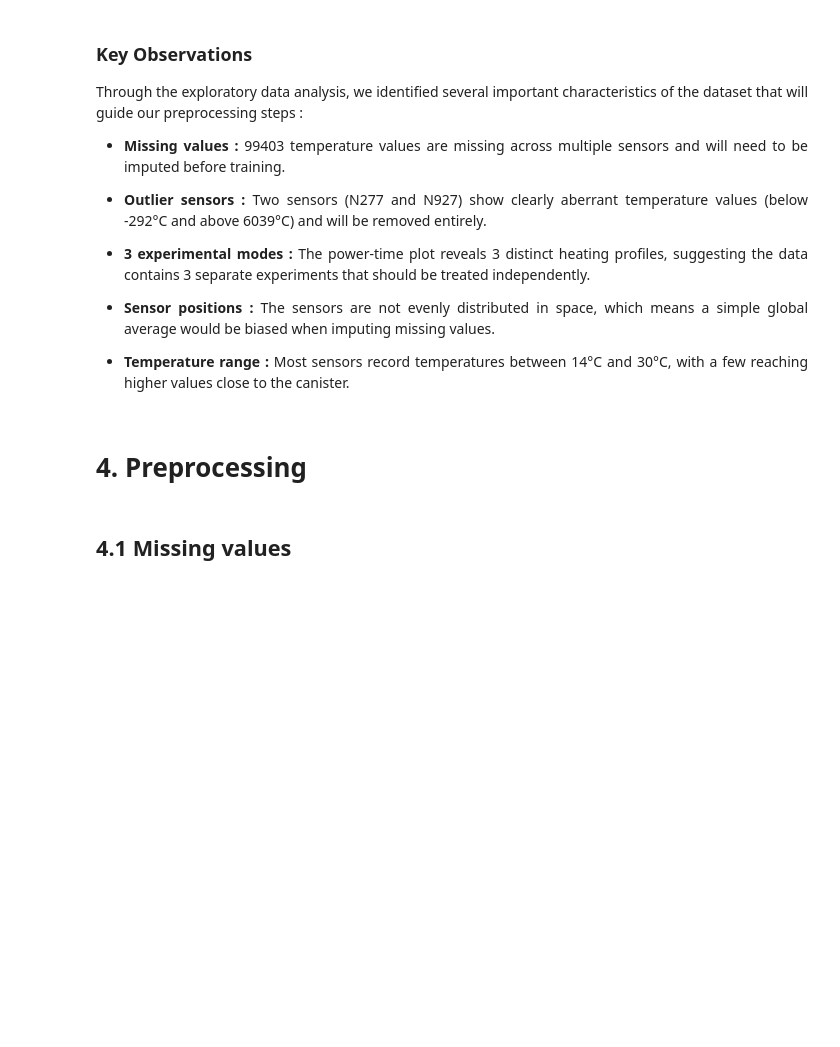
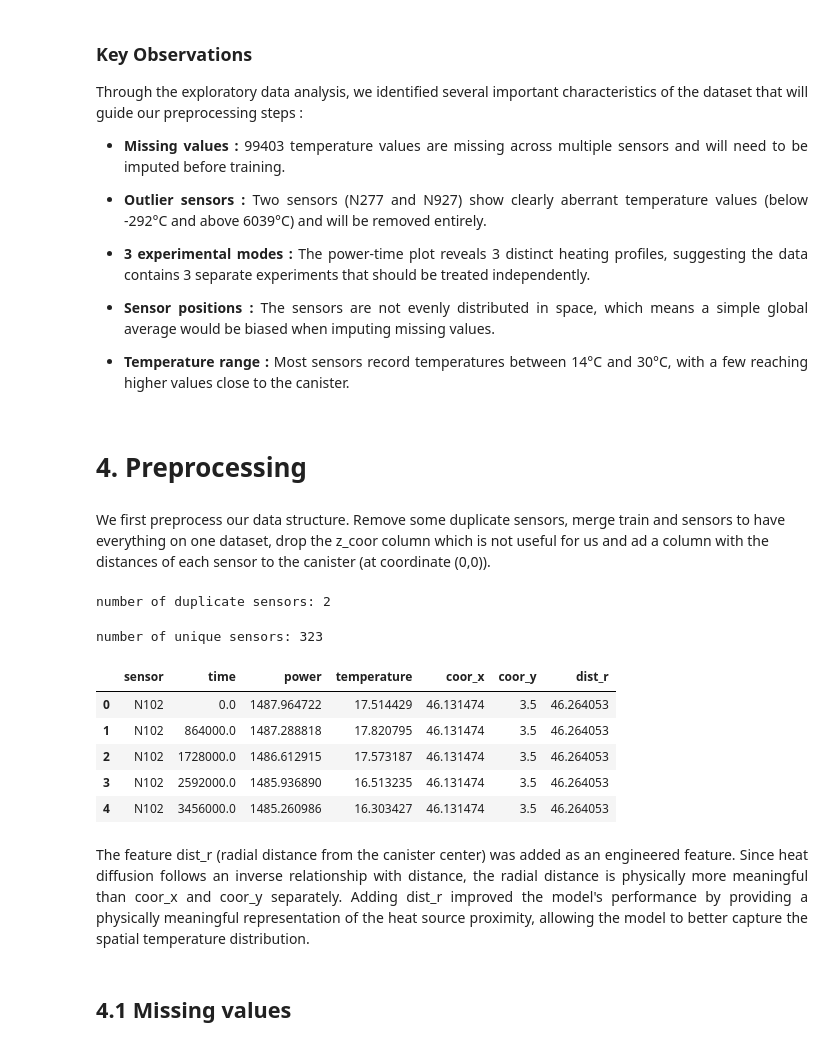
Before and after one commit to alicebeast/FinalProject_ML, a Jupyter notebook: train.ipynb, the cells around one changed output. Drawn from its saved outputs; the diff is of its cells as text; code cells hidden in the pictures; blank space fills up the shorter version.

```diff
--- a/train.ipynb
+++ b/train.ipynb
@@ -154,3 +174,16 @@ with a few reaching higher values close to the canister.
 </div>
 # %% [markdown]
 # 4. Preprocessing
+# %% [markdown]
+We first preprocess our data structure. Remove some duplicate sensors, merge train and sensors to have everything on one dataset, drop the z_coor column which is not useful for us and ad a column with the distances of each sensor to the canister (at coordinate (0,0)).
+# %%
+#we see there are duplicates in sensors
+print(f'number of duplicate sensors: {sensors['sensor'].duplicated().sum()}')
+# %% [output]
+number of duplicate sensors: 2
+# %%
+#drop duplicates
+sensors_unique = sensors.drop_duplicates(subset='sensor')
+print(f'number of unique sensors: {len(sensors_unique)}')
+# %% [output]
+number of unique sensors: 323
@@ -157,2 +196,24 @@ with a few reaching higher values close to the canister.
+# %%
+# add feature
+train['dist_r'] = np.sqrt(train['coor_x']**2 + train['coor_y']**2)
+test['dist_r'] = np.sqrt(test['coor_x']**2 + test['coor_y']**2)
+
+train.head()
+# %% [output]
+|  | sensor | time | power | temperature | coor_x | coor_y | dist_r |
+| 0 | N102 | 0.0 | 1487.964722 | 17.514429 | 46.131474 | 3.5 | 46.264053 |
+| 1 | N102 | 864000.0 | 1487.288818 | 17.820795 | 46.131474 | 3.5 | 46.264053 |
+| 2 | N102 | 1728000.0 | 1486.612915 | 17.573187 | 46.131474 | 3.5 | 46.264053 |
+| 3 | N102 | 2592000.0 | 1485.936890 | 16.513235 | 46.131474 | 3.5 | 46.264053 |
+| 4 | N102 | 3456000.0 | 1485.260986 | 16.303427 | 46.131474 | 3.5 | 46.264053 |
+# %% [markdown]
+<div style="text-align: justify;">
+The feature dist_r (radial distance from the canister center) was added as an engineered feature.
+Since heat diffusion follows an inverse relationship with distance,
+the radial distance is physically more meaningful than coor_x and coor_y separately.
+Adding dist_r improved the model's performance by providing
+a physically meaningful representation of the heat source proximity,
+allowing the model to better capture the spatial temperature distribution.
+</div>
 # %% [markdown]
 ## 4.1 Missing values
```
Also changed, not shown: parts of 42 cells of this notebook.
